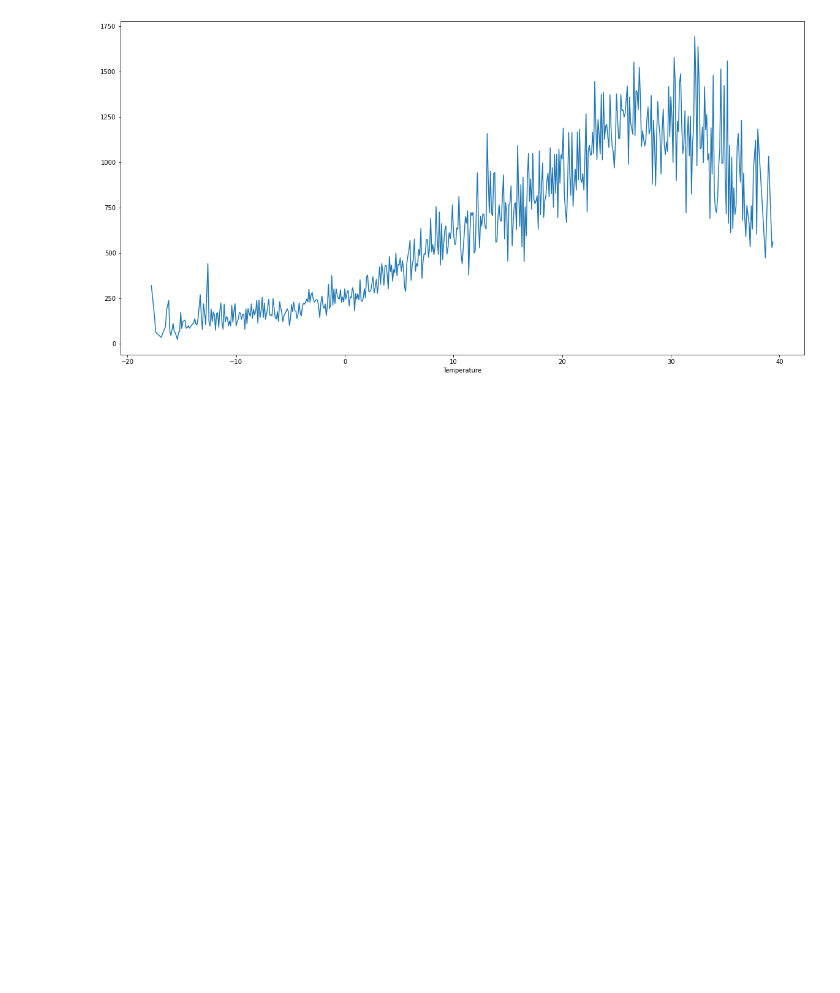
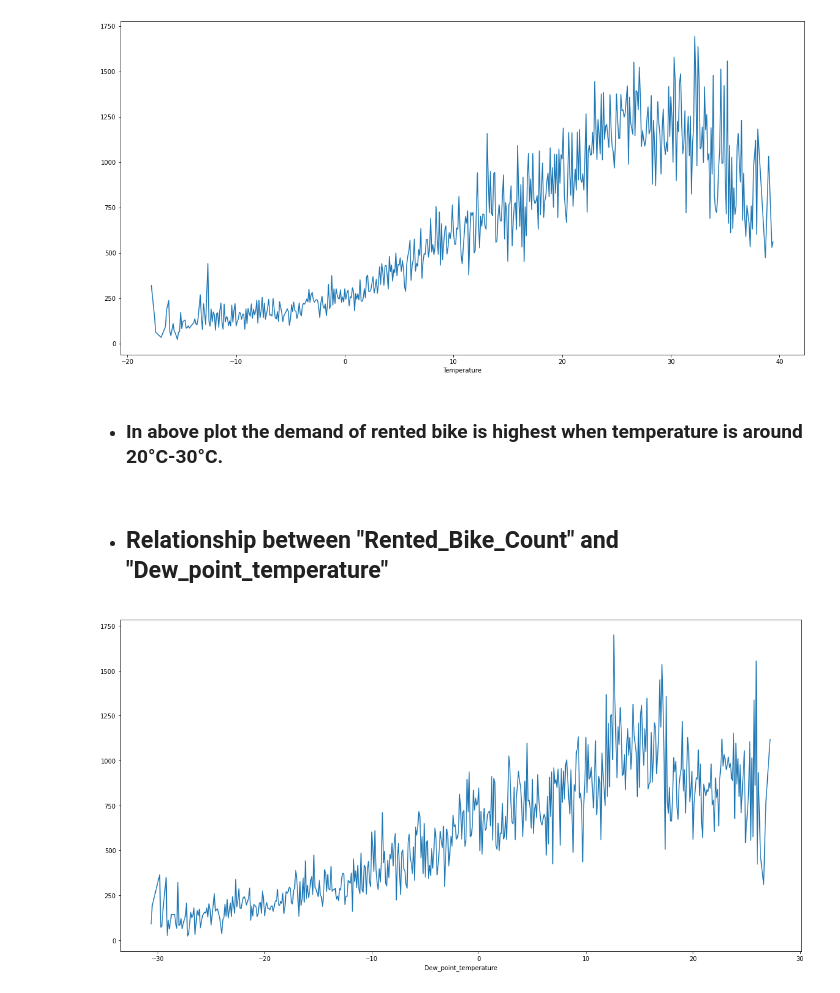
Before and after one commit to kuresh02/Bike-Sharing-Demand-Prediction---Capstone-Project, a Jupyter notebook: Capstone_Project__Sharing_Demand_Prediction.ipynb, the cells around one changed output. Saved outputs shown, nothing was run; the diff lists cells and outputs as text; code cells hidden in the pictures; blank space fills up the shorter version.

```diff
--- a/Capstone_Project__Sharing_Demand_Prediction.ipynb
+++ b/Capstone_Project__Sharing_Demand_Prediction.ipynb
@@ -525,3 +540,14 @@ bike_df.groupby('Temperature').mean()['Rented_Bike_Count'].plot()
 # %% [output]
 <matplotlib.axes._subplots.AxesSubplot at 0x...>
 [figure]
+# %% [markdown]
+*   ### **In above plot the demand of rented bike is highest when temperature is around 20°C-30°C.**
+# %% [markdown]
+*   ## Relationship between "Rented_Bike_Count" and "Dew_point_temperature"
+# %%
+#print the plot to analyze the relationship between "Rented_Bike_Count" and "Dew_point_temperature"
+plt.figure(figsize=(20,10))
+bike_df.groupby('Dew_point_temperature').mean()['Rented_Bike_Count'].plot()
+plt.show()
+# %% [output]
+[figure, added]
```
Also changed, not shown: parts of 19 cells of this notebook.
